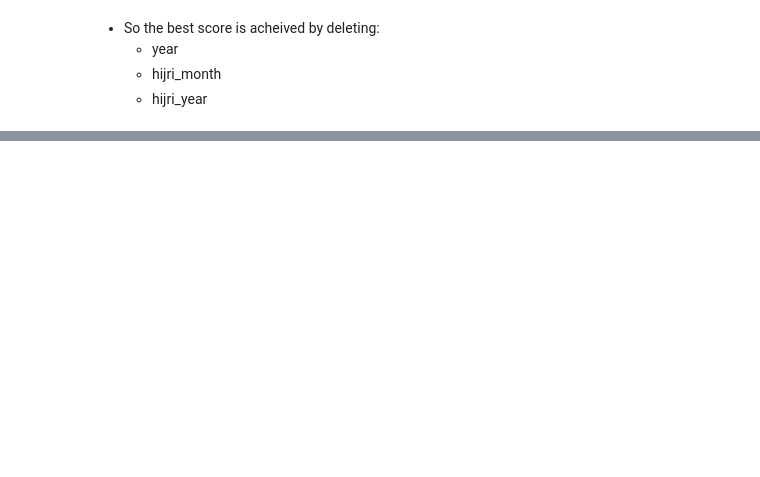
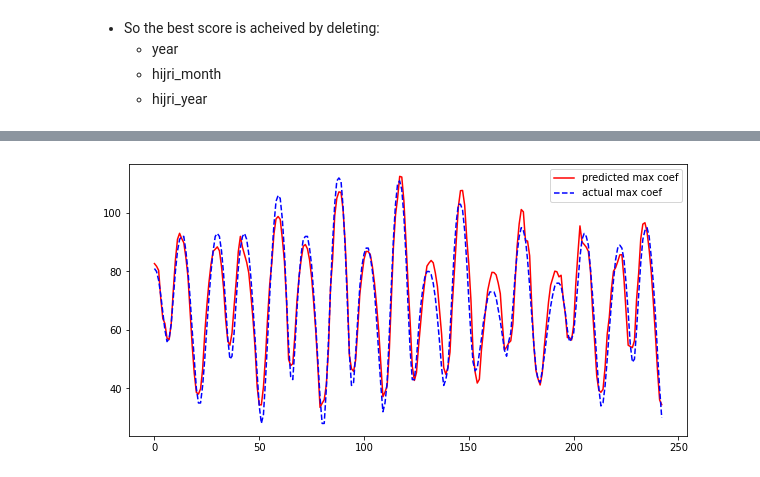
Before and after one commit to otmane-el-aloi/Prediction-of-tidal-coefficients, a Jupyter notebook: featureEngineering.ipynb, the cells around one changed output, grey strips where cells are left out. Drawn from its saved outputs; the diff is of its cells as text; code cells hidden in the pictures; blank space fills up the shorter version.

```diff
--- a/featureEngineering.ipynb
+++ b/featureEngineering.ipynb
@@ -358,0 +446,7 @@ df_train.loc[].head()
+# %%
+plt.figure(figsize=(10, 5))
+plt.plot(np.arange(y_predicted[:,1].shape[0]), y_predicted[:,1], '-r', label = "predicted max coef")
+plt.plot(np.arange(y_test.values[:,1].shape[0]), y_test.values[:,1], '--b', label = 'actual max coef')
+plt.legend();
+# %% [output]
+[figure, added]
```
Also changed, not shown: parts of 14 cells of this notebook.
